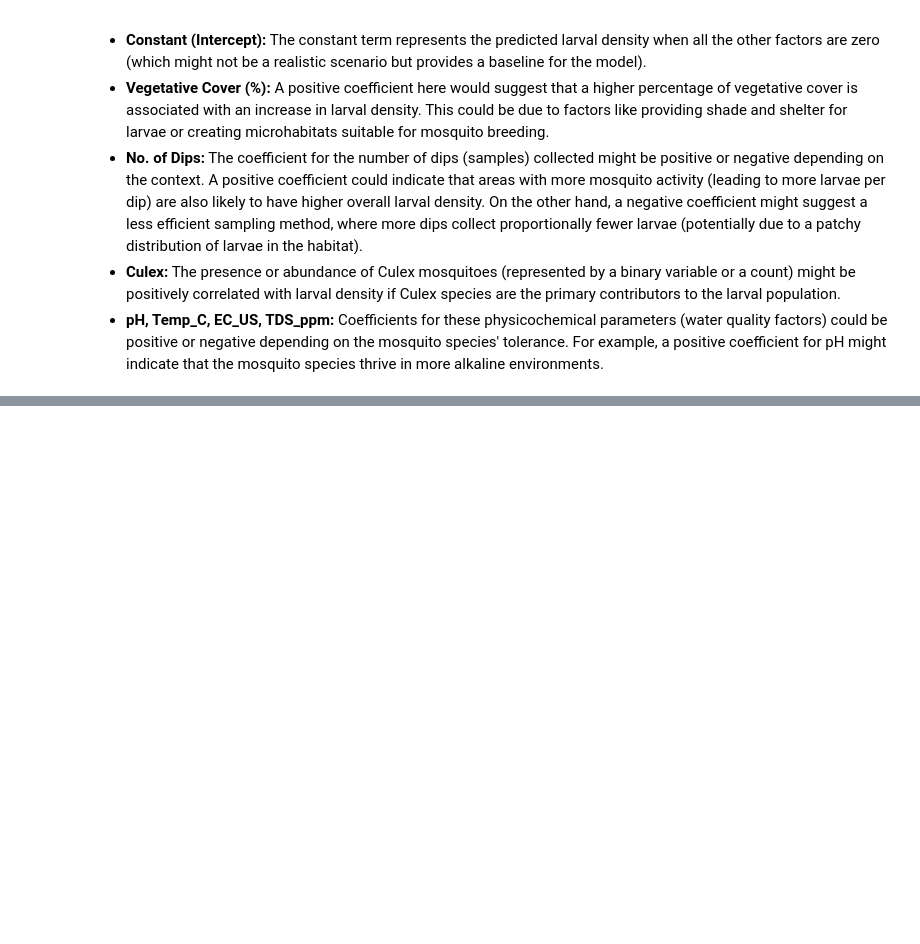
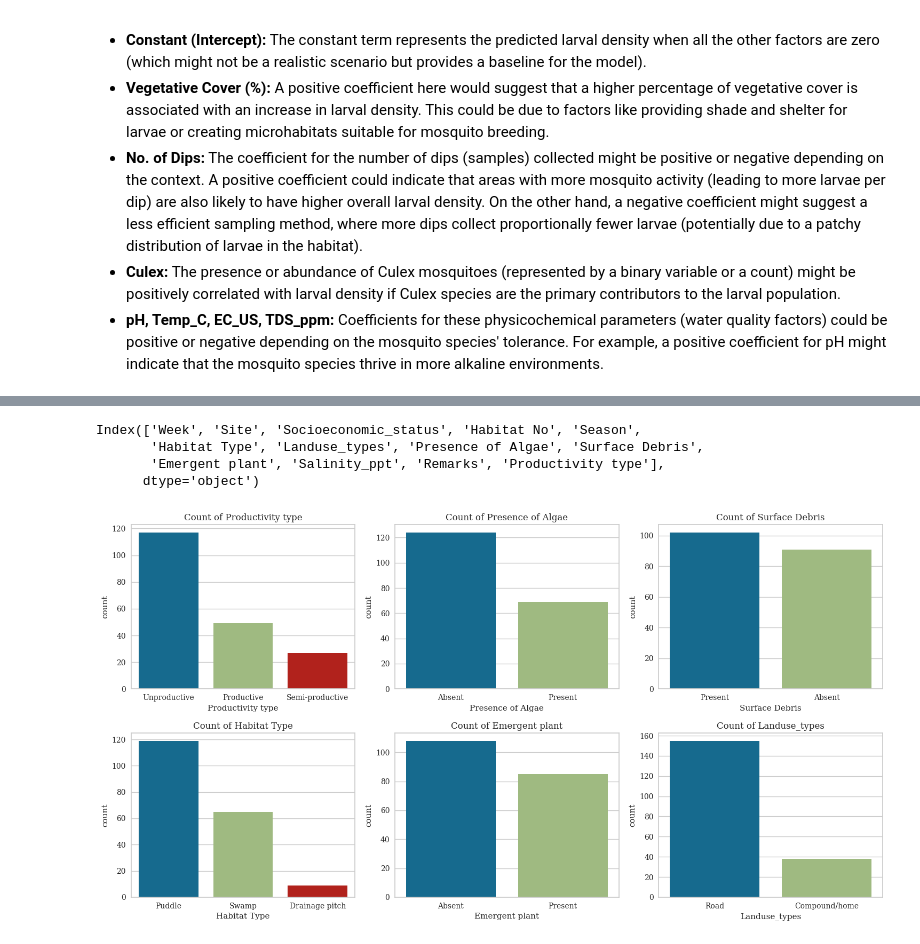
Before and after one commit to philusnarh/Lecture_notes, a Jupyter notebook: QAnalysis/data_analysis.ipynb, the cells around one changed output, grey strips where cells are left out. Cells and saved outputs as stored; diff of their text form; code cells hidden in the pictures; blank space fills up the shorter version.

```diff
--- a/QAnalysis/data_analysis.ipynb
+++ b/QAnalysis/data_analysis.ipynb
@@ -681,3 +685,6 @@ The table above shows the results of a linear regression for predicting larval d
 * **No. of Dips:** The coefficient for the number of dips (samples) collected might be positive or negative depending on the context. A positive coefficient could indicate that areas with more mosquito activity (leading to more larvae per dip) are also likely to have higher overall larval density. On the other hand, a negative coefficient might suggest a less efficient sampling method, where more dips collect proportionally fewer larvae (potentially due to a patchy distribution of larvae in the habitat).
 * **Culex:** The presence or abundance of Culex mosquitoes (represented by a binary variable or a count) might be positively correlated with larval density if Culex species are the primary contributors to the larval population.
 * **pH, Temp_C, EC_US, TDS_ppm:** Coefficients for these physicochemical parameters (water quality factors) could be positive or negative depending on the mosquito species' tolerance. For example, a positive coefficient for pH might indicate that the mosquito species thrive in more alkaline environments.
+# %%
+hbf_cat = hbf.select_dtypes(exclude='number')
+hbf_cat.head()
@@ -683,0 +698,20 @@ The table above shows the results of a linear regression for predicting larval d
+# %%
+hbf_cat.dropna(inplace=True)
+# %%
+hbf_cat.columns
+# %% [output]
+Index(['Week', 'Site', 'Socioeconomic_status', 'Habitat No', 'Season',
+       'Habitat Type', 'Landuse_types', 'Presence of Algae', 'Surface Debris',
+       'Emergent plant', 'Salinity_ppt', 'Remarks', 'Productivity type'],
+      dtype='object')
+# %%
+df_ = hbf_cat[['Productivity type', 'Presence of Algae', 'Surface Debris', 'Habitat Type', 'Emergent plant', 'Landuse_types']]
+plt.figure(figsize=(15, 8))
+for i, col in enumerate(df_.columns):
+   plt.subplot(2, 3, i + 1)
+   sns.countplot(data=df_, x=col)
+   plt.title(f'Count of {col}')
+plt.tight_layout()
+plt.show()
+# %% [output]
+[figure, added]
```
Also changed, not shown: parts of 15 cells of this notebook.
